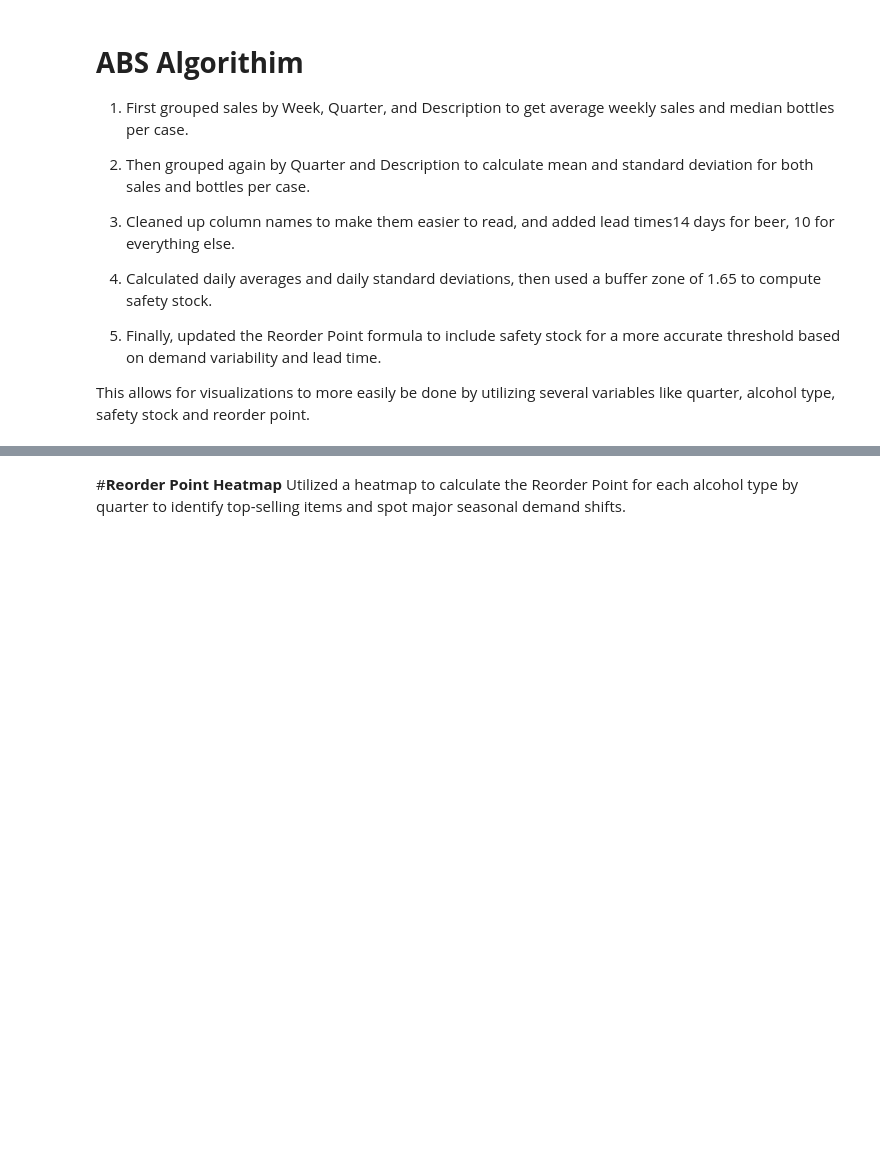
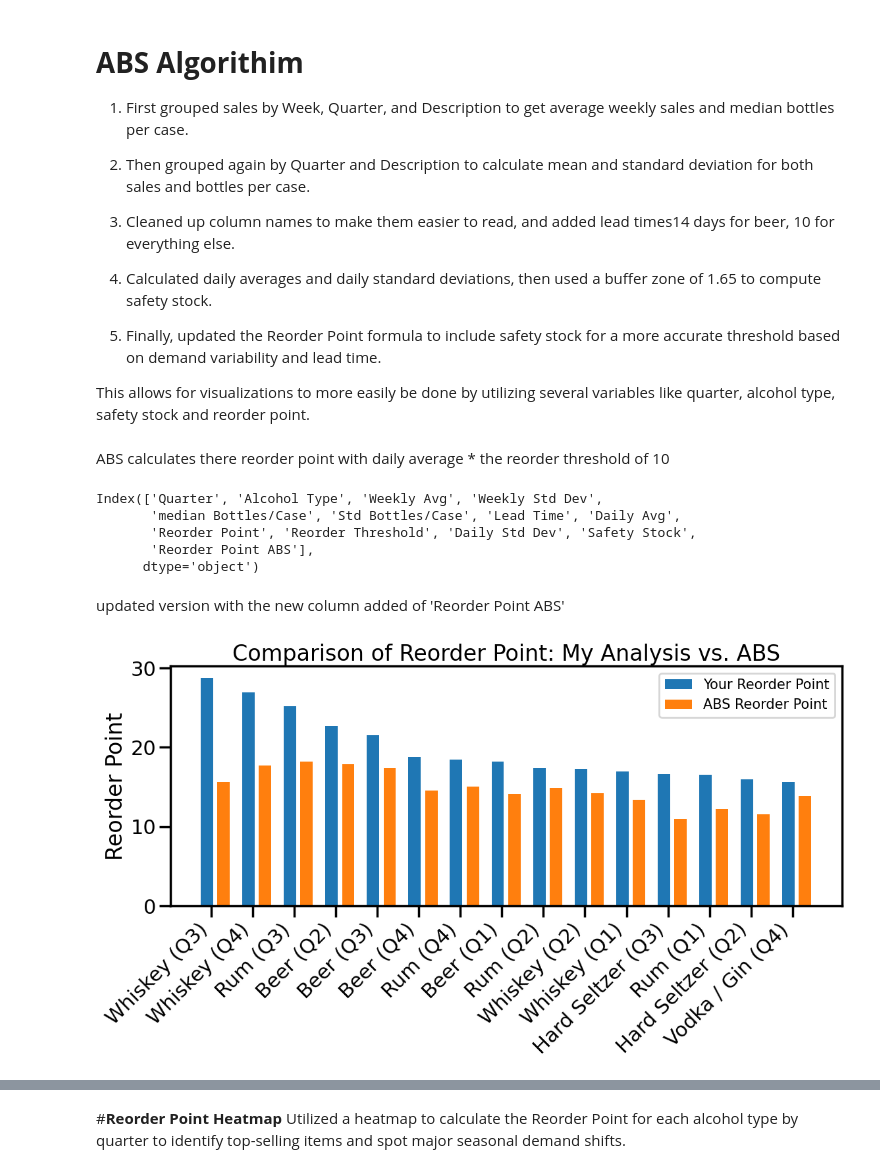
Before and after one commit to alexkardan/ABS-Visualizations, a Jupyter notebook: ABS_Low_Volume_Store.ipynb, the cells around one changed output, grey strips where cells are left out. Drawn from its saved outputs; the diff is of its cells as text; code cells hidden in the pictures; blank space fills up the shorter version.

```diff
--- a/ABS_Low_Volume_Store.ipynb
+++ b/ABS_Low_Volume_Store.ipynb
@@ -417,0 +418,33 @@ This allows for visualizations to more easily be done by utilizing several varia
+# %% [markdown]
+ABS calculates there reorder point with daily average * the reorder threshold of 10
+# %%
+weekly_stats.columns
+# %% [output]
+Index(['Quarter', 'Alcohol Type', 'Weekly Avg', 'Weekly Std Dev',
+       'median Bottles/Case', 'Std Bottles/Case', 'Lead Time', 'Daily Avg',
+       'Reorder Point', 'Reorder Threshold', 'Daily Std Dev', 'Safety Stock',
+       'Reorder Point ABS'],
+      dtype='object')
+# %% [markdown]
+updated version with the new column added of 'Reorder Point ABS'
+# %%
+subset = weekly_stats[['Alcohol Type', 'Reorder Point', 'Reorder Point ABS', 'Quarter']].copy()
+subset = subset.sort_values('Reorder Point', ascending=False).head(15)
+
+x = range(len(subset))
+
+xtick_labels = [f"{row['Alcohol Type']} ({row['Quarter']})" for _, row in subset.iterrows()]
+
+plt.figure(figsize=(12, 7))
+plt.bar(x, subset['Reorder Point'], width=0.3, label='Your Reorder Point', align='center')
+plt.bar([i + 0.4 for i in x], subset['Reorder Point ABS'], width=0.3, label='ABS Reorder Point', align='center')
+
+
+plt.xticks([i + 0.1 for i in x], xtick_labels, rotation=45, ha='right')
+plt.ylabel('Reorder Point')
+plt.title('Comparison of Reorder Point: My Analysis vs. ABS')
+plt.legend(fontsize = 15)
+plt.tight_layout()
+plt.show()
+# %% [output]
+[figure, added]
```
Also changed, not shown: parts of 11 cells of this notebook.
